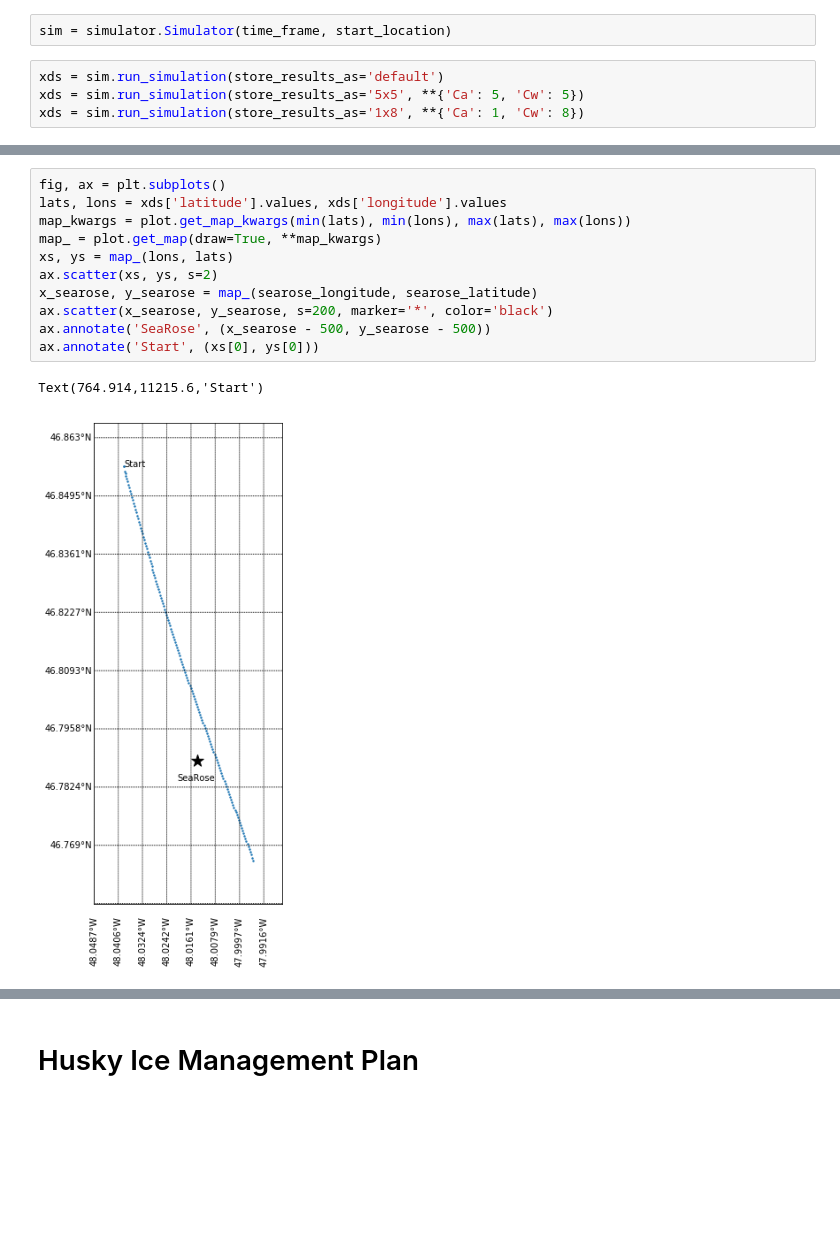
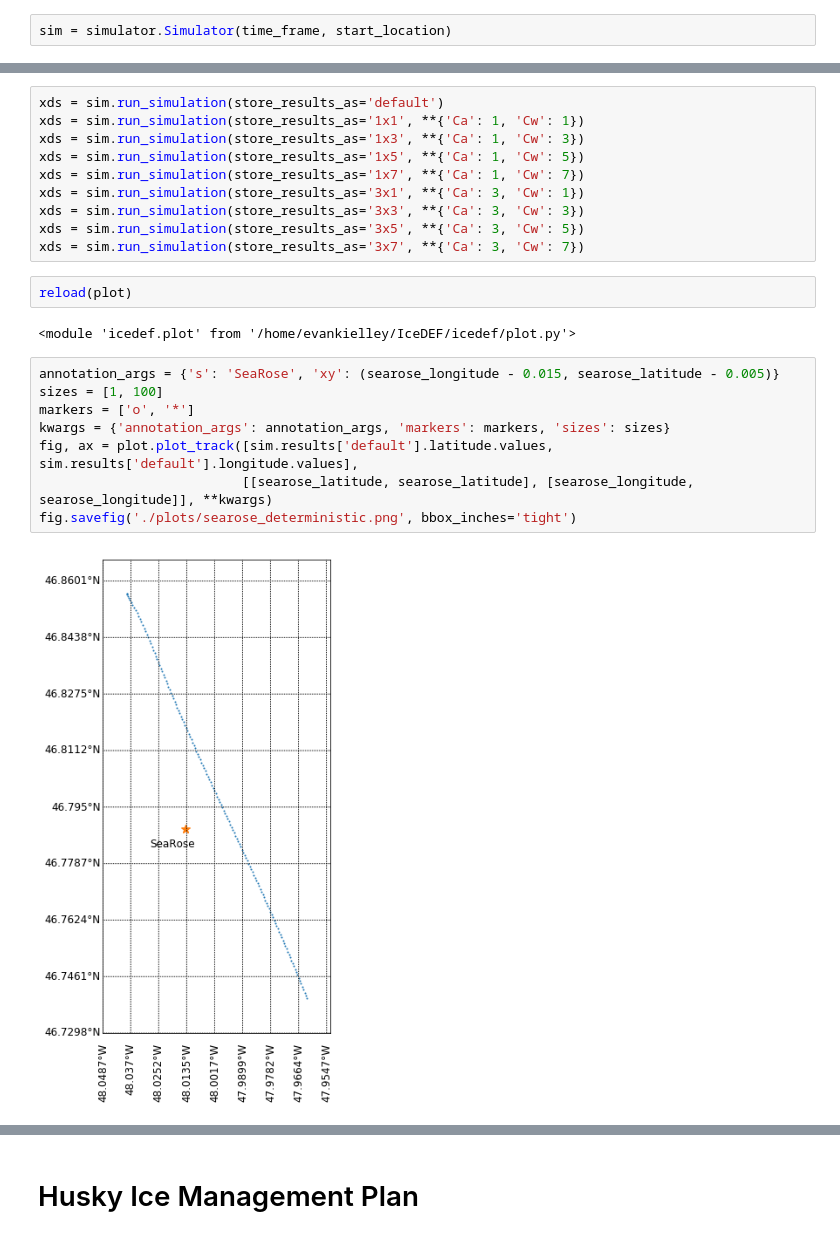
Before and after one commit to jmunroe/IceDEF, a Jupyter notebook: notebooks/searose_ice_incursion_incident.ipynb, the cells around one changed output, grey strips where cells are left out. Saved outputs shown, nothing was run; the diff lists cells and outputs as text; blank space fills up the shorter version.

```diff
--- a/notebooks/searose_ice_incursion_incident.ipynb
+++ b/notebooks/searose_ice_incursion_incident.ipynb
@@ -24,7 +24,3 @@ time_frame = start_time, end_time
 start_location = iceberg_start_latitude, iceberg_start_longitude
 # %%
 sim = simulator.Simulator(time_frame, start_location)
-# %%
-xds = sim.run_simulation(store_results_as='default')
-xds = sim.run_simulation(store_results_as='5x5', **{'Ca': 5, 'Cw': 5})
-xds = sim.run_simulation(store_results_as='1x8', **{'Ca': 1, 'Cw': 8})
@@ -35,14 +27,24 @@ fig, ax = sim.plot_track(['default', '5x5', '1x8'])
-# %%
-fig, ax = plt.subplots()
-lats, lons = xds['latitude'].values, xds['longitude'].values
-map_kwargs = plot.get_map_kwargs(min(lats), min(lons), max(lats), max(lons))
-map_ = plot.get_map(draw=True, **map_kwargs)
-xs, ys = map_(lons, lats)
-ax.scatter(xs, ys, s=2)
-x_searose, y_searose = map_(searose_longitude, searose_latitude)
-ax.scatter(x_searose, y_searose, s=200, marker='*', color='black')
-ax.annotate('SeaRose', (x_searose - 500, y_searose - 500))
-ax.annotate('Start', (xs[0], ys[0]))
-# %% [output]
-Text(764.914,11215.6,'Start')
-[figure, removed]
+# %%
+xds = sim.run_simulation(store_results_as='default')
+xds = sim.run_simulation(store_results_as='1x1', **{'Ca': 1, 'Cw': 1})
+xds = sim.run_simulation(store_results_as='1x3', **{'Ca': 1, 'Cw': 3})
+xds = sim.run_simulation(store_results_as='1x5', **{'Ca': 1, 'Cw': 5})
+xds = sim.run_simulation(store_results_as='1x7', **{'Ca': 1, 'Cw': 7})
+xds = sim.run_simulation(store_results_as='3x1', **{'Ca': 3, 'Cw': 1})
+xds = sim.run_simulation(store_results_as='3x3', **{'Ca': 3, 'Cw': 3})
+xds = sim.run_simulation(store_results_as='3x5', **{'Ca': 3, 'Cw': 5})
+xds = sim.run_simulation(store_results_as='3x7', **{'Ca': 3, 'Cw': 7})
+# %%
+reload(plot)
+# %% [output]
+<module 'icedef.plot' from '/home/evankielley/IceDEF/icedef/plot.py'>
+# %%
+annotation_args = {'s': 'SeaRose', 'xy': (searose_longitude - 0.015, searose_latitude - 0.005)}
+sizes = [1, 100]
+markers = ['o', '*']
+kwargs = {'annotation_args': annotation_args, 'markers': markers, 'sizes': sizes}
+fig, ax = plot.plot_track([sim.results['default'].latitude.values, sim.results['default'].longitude.values],
+                          [[searose_latitude, searose_latitude], [searose_longitude, searose_longitude]], **kwargs)
+fig.savefig('./plots/searose_deterministic.png', bbox_inches='tight')
+# %% [output]
+[figure, added]
```
Also changed, not shown: parts of 4 cells of this notebook.
